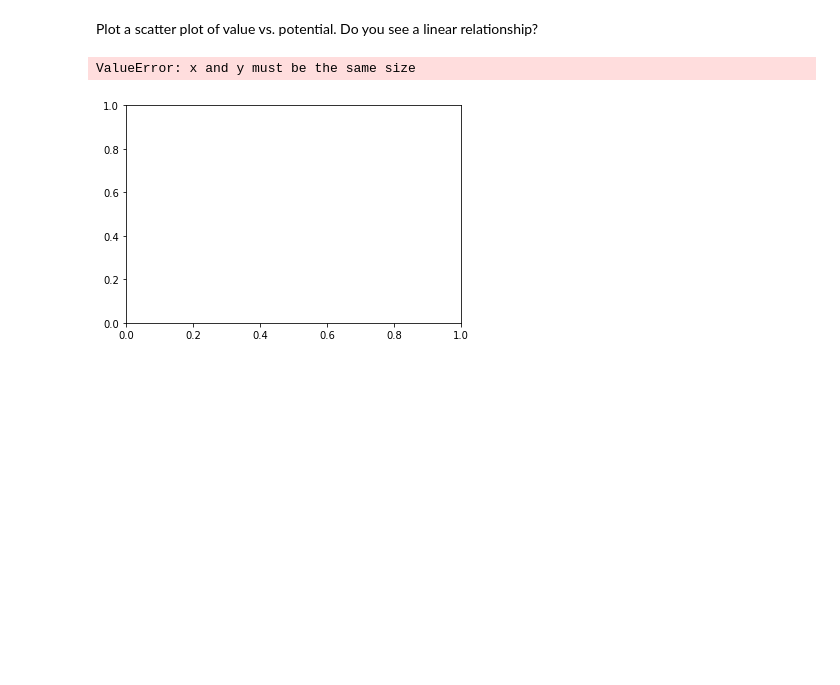
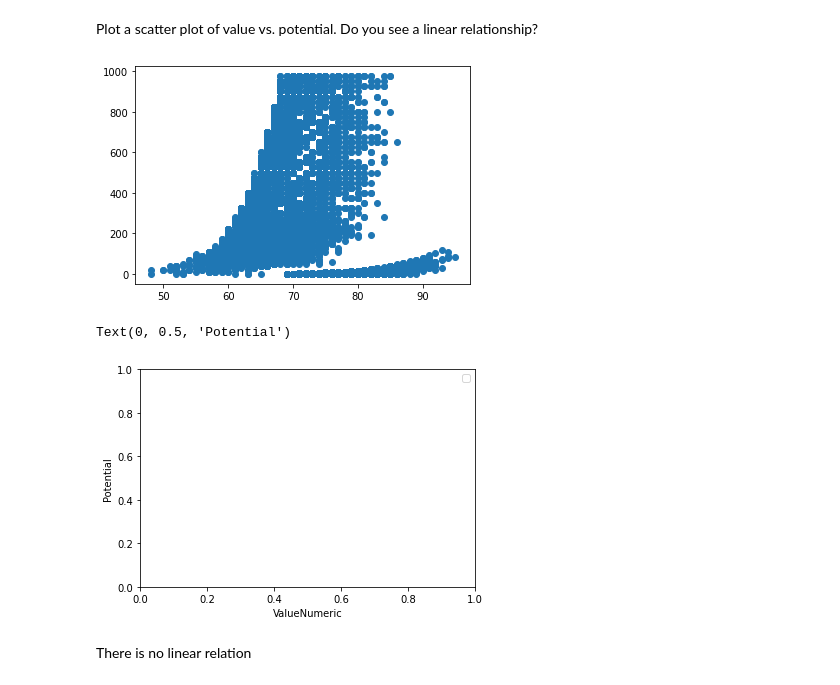
Before and after one commit to ironhack-datalabs/datamad0620, a Jupyter notebook: module-2/lab-correlation-tests-with-scipy/your-code/main.ipynb, the cells around one changed output. Saved outputs shown, nothing was run; the diff lists cells and outputs as text; code cells hidden in the pictures; blank space fills up the shorter version.

```diff
--- a/module-2/lab-correlation-tests-with-scipy/your-code/main.ipynb
+++ b/module-2/lab-correlation-tests-with-scipy/your-code/main.ipynb
@@ -171,13 +171,19 @@ Plot a scatter plot of value vs. potential. Do you see a linear relationship?
 # Your code here:
 import matplotlib.pyplot as plt
 # %%
+X=fifa["Potential"]
+Y = fifa["ValueNumeric"]
+
 plt.scatter(X,Y)
 plt.show()
 
 # The legend
 plt.legend(["data","linear regression"])
-plt.xlabel("Value")
+plt.xlabel("ValueNumeric")
 plt.ylabel("Potential")
 # %% [output]
+[figure, new version]
-ValueError: x and y must be the same size
+Text(0, 0.5, 'Potential')
-[figure, old version]
+[figure, added]
+# %% [markdown]
+There is no linear relation
```
